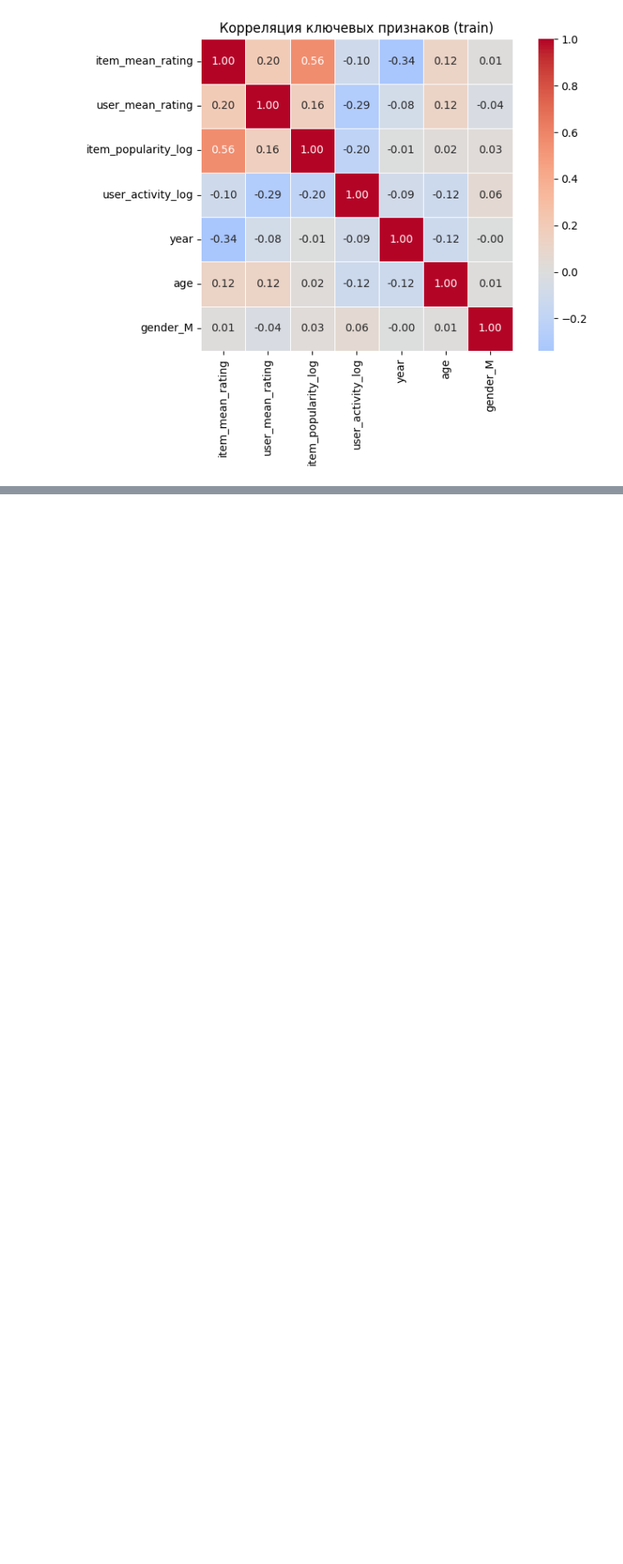
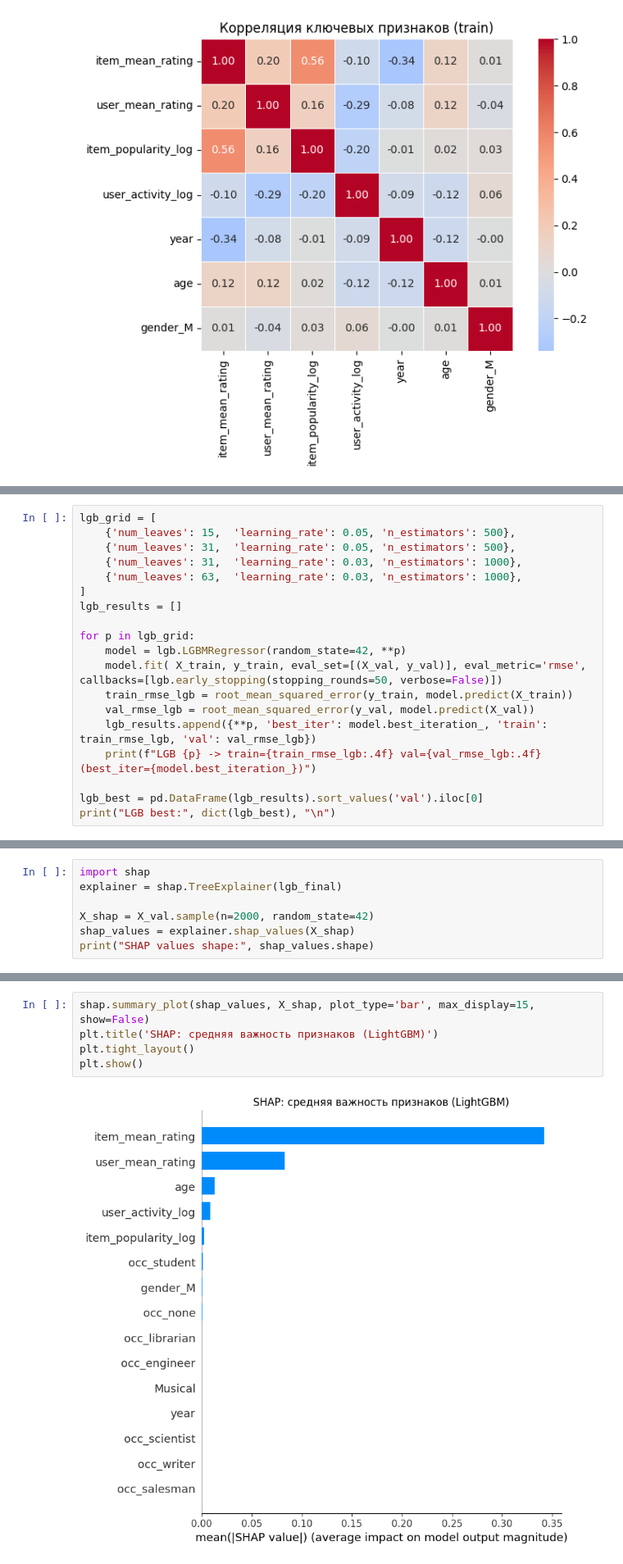
Before and after one commit to EgorMakarov567/movie-recommender-system, a Jupyter notebook: notebooks/06_content_based.ipynb, the cells around one changed output, grey strips where cells are left out. Shown at 82% size. Drawn from its saved outputs; the diff is of its cells as text; blank space fills up the shorter version.

Commit message:
06: SHAP analysis - two-mean dominance + nonlinear age effect

```diff
--- a/notebooks/06_content_based.ipynb
+++ b/notebooks/06_content_based.ipynb
@@ -311,0 +371,19 @@ plt.show()
+# %%
+lgb_grid = [
+    {'num_leaves': 15,  'learning_rate': 0.05, 'n_estimators': 500},
+    {'num_leaves': 31,  'learning_rate': 0.05, 'n_estimators': 500},
+    {'num_leaves': 31,  'learning_rate': 0.03, 'n_estimators': 1000},
+    {'num_leaves': 63,  'learning_rate': 0.03, 'n_estimators': 1000},
+]
+lgb_results = []
+
+for p in lgb_grid:
+    model = lgb.LGBMRegressor(random_state=42, **p)
+    model.fit( X_train, y_train, eval_set=[(X_val, y_val)], eval_metric='rmse', callbacks=[lgb.early_stopping(stopping_rounds=50, verbose=False)])
+    train_rmse_lgb = root_mean_squared_error(y_train, model.predict(X_train))
+    val_rmse_lgb = root_mean_squared_error(y_val, model.predict(X_val))
+    lgb_results.append({**p, 'best_iter': model.best_iteration_, 'train': train_rmse_lgb, 'val': val_rmse_lgb})
+    print(f"LGB {p} -> train={train_rmse_lgb:.4f} val={val_rmse_lgb:.4f} (best_iter={model.best_iteration_})")
+
+lgb_best = pd.DataFrame(lgb_results).sort_values('val').iloc[0]
+print("LGB best:", dict(lgb_best), "\n")
@@ -311,0 +503,7 @@ plt.show()
+# %%
+import shap
+explainer = shap.TreeExplainer(lgb_final)
+
+X_shap = X_val.sample(n=2000, random_state=42)
+shap_values = explainer.shap_values(X_shap)
+print("SHAP values shape:", shap_values.shape)
@@ -311,0 +512,7 @@ plt.show()
+# %%
+shap.summary_plot(shap_values, X_shap, plot_type='bar', max_display=15, show=False)
+plt.title('SHAP: средняя важность признаков (LightGBM)')
+plt.tight_layout()
+plt.show()
+# %% [output]
+[figure, added]
```
Also changed, not shown: parts of 21 cells of this notebook.
